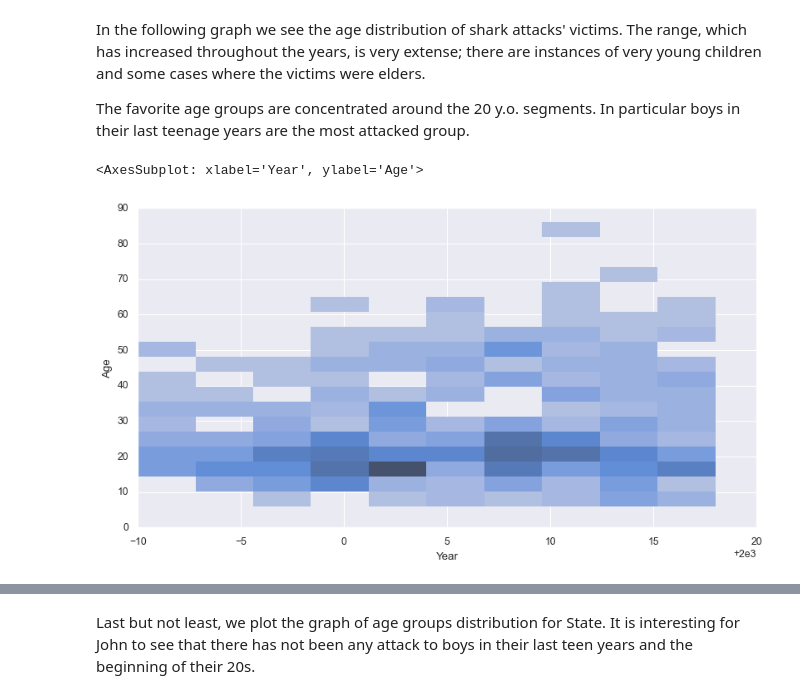
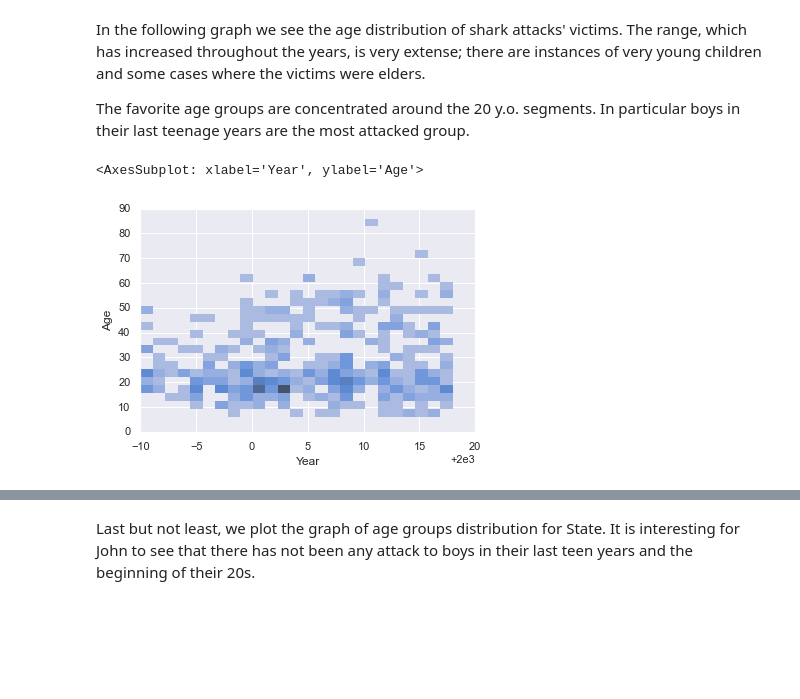
Before and after one commit to gerardrius/Gerard-project-I-pandas, a Jupyter notebook: visualizations.ipynb, the cells around one changed output, grey strips where cells are left out. Saved outputs shown, nothing was run; the diff lists cells and outputs as text; code cells hidden in the pictures; blank space fills up the shorter version.

```diff
--- a/visualizations.ipynb
+++ b/visualizations.ipynb
@@ -112,10 +112,10 @@ The range, which has increased throughout the years, is very extense; there are
 
 The favorite age groups are concentrated around the 20 y.o. segments. In particular boys in their last teenage years are the most attacked group.
 # %%
-sns.histplot(data=attacks_visual, x="Year", y="Age")
+sns.histplot(data=attacks_visual, x="Year", y="Age", bins=25)
 # %% [output]
 <AxesSubplot: xlabel='Year', ylabel='Age'>
-[figure, old version]
+[figure, new version]
 # %%
 california = attacks_visual[attacks_visual["Area"] == "California"]
 
```
Also changed, not shown: parts of 15 cells of this notebook, 19 other files.
